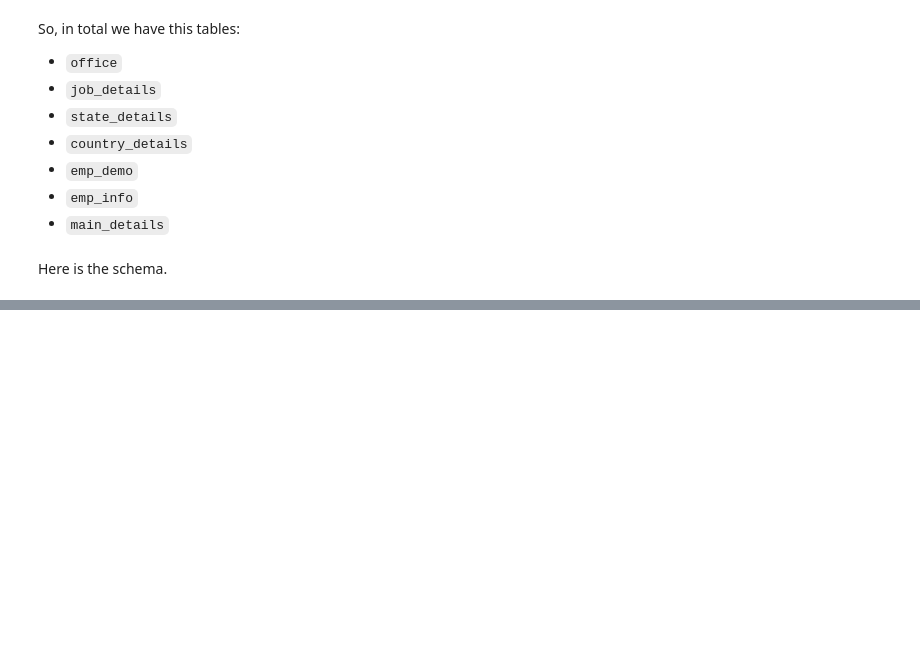
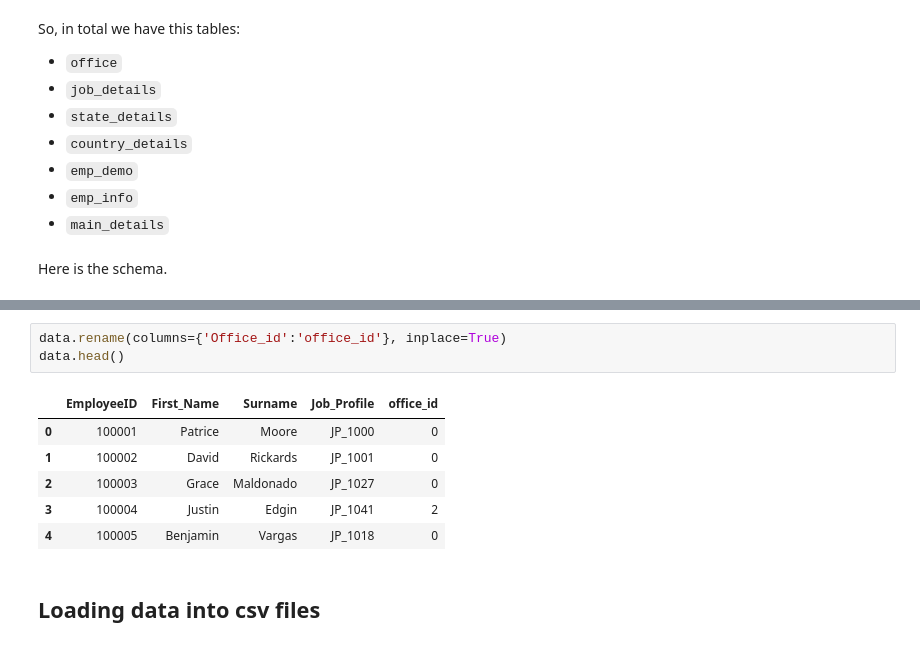
Before and after one commit to BrianLoe/ETL-and-DataViz, a Jupyter notebook: human_resource/HR/Normalization and validation.ipynb, the cells around one changed output, grey strips where cells are left out. Cells and saved outputs as stored; diff of their text form; blank space fills up the shorter version.

```diff
--- a/human_resource/HR/Normalization and validation.ipynb
+++ b/human_resource/HR/Normalization and validation.ipynb
@@ -392,0 +559,12 @@ Here is the schema.
+# %%
+data.rename(columns={'Office_id':'office_id'}, inplace=True)
+data.head()
+# %% [output]
+|  | EmployeeID | First_Name | Surname | Job_Profile | office_id |
+| 0 | 100001 | Patrice | Moore | JP_1000 | 0 |
+| 1 | 100002 | David | Rickards | JP_1001 | 0 |
+| 2 | 100003 | Grace | Maldonado | JP_1027 | 0 |
+| 3 | 100004 | Justin | Edgin | JP_1041 | 2 |
+| 4 | 100005 | Benjamin | Vargas | JP_1018 | 0 |
+# %% [markdown]
+## Loading data into csv files
```
Also changed, not shown: parts of 26 cells of this notebook, 7 other files.
